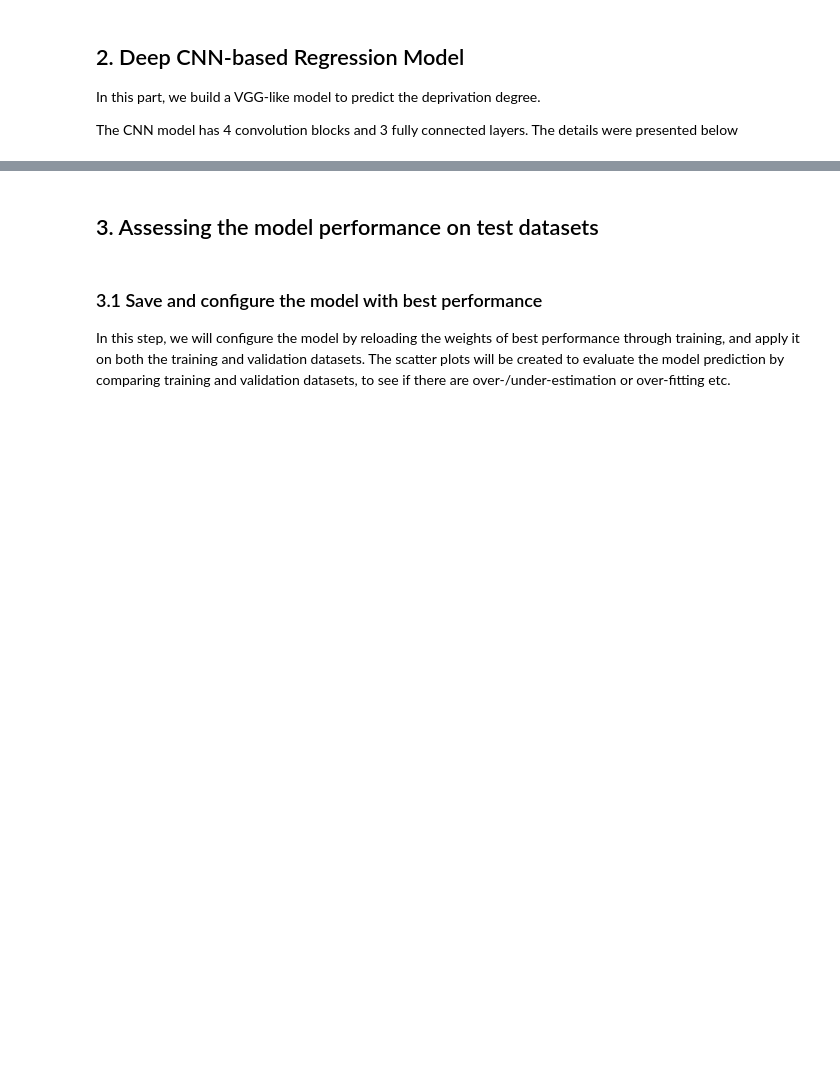
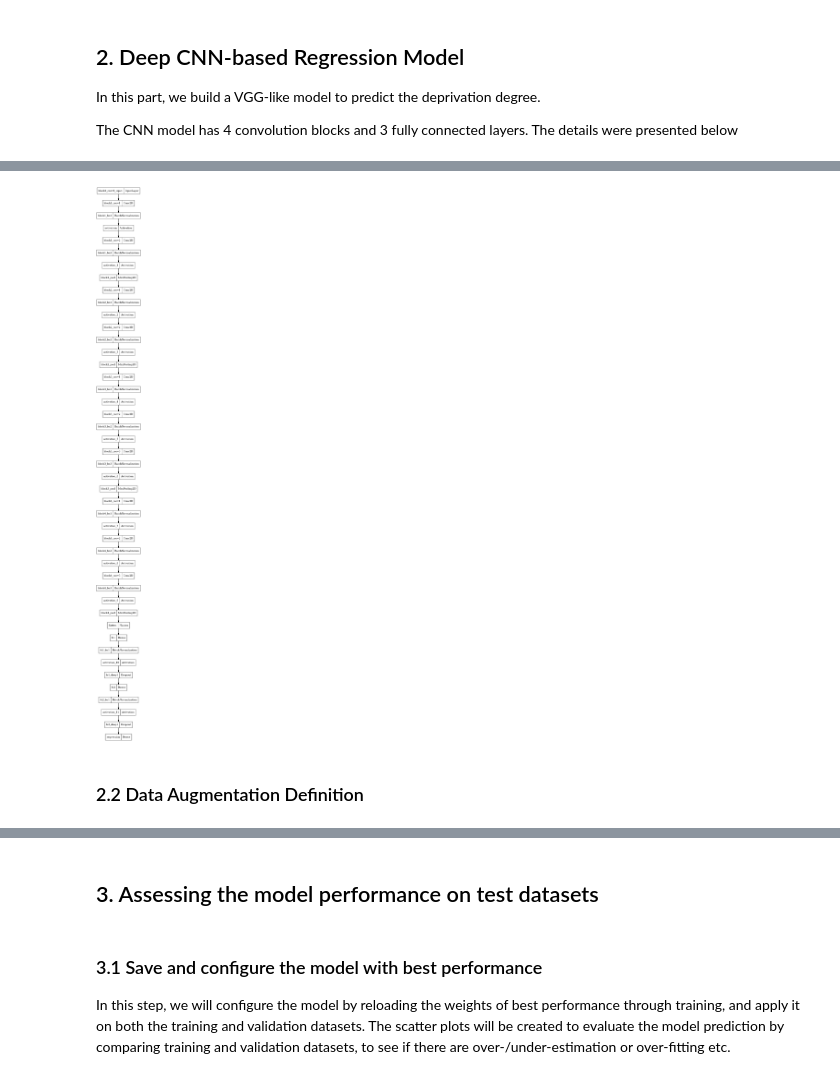
Before and after one commit to tgrippa/Partimap, a Jupyter notebook: Notebooks/CNN_model.ipynb, the cells around one changed output, grey strips where cells are left out. Cells and saved outputs as stored; diff of their text form; code cells hidden in the pictures; blank space fills up the shorter version.

```diff
--- a/Notebooks/CNN_model.ipynb
+++ b/Notebooks/CNN_model.ipynb
@@ -268,0 +385,5 @@ None
+# %%
+# Input shape
+#input_shape = (256, 256, 3)
+input_shape = (128, 128, 4)
+#input_shape = (64, 64, 3)
@@ -268,0 +479,7 @@ None
+# %%
+# Plot model architecture
+plot_model(model, to_file=os.path.join(model_path,'VGG_model.png'))
+# %% [output]
+[figure, added]
+# %% [markdown]
+### 2.2 Data Augmentation Definition
```
Also changed, not shown: parts of 79 cells of this notebook, 2 other files.
